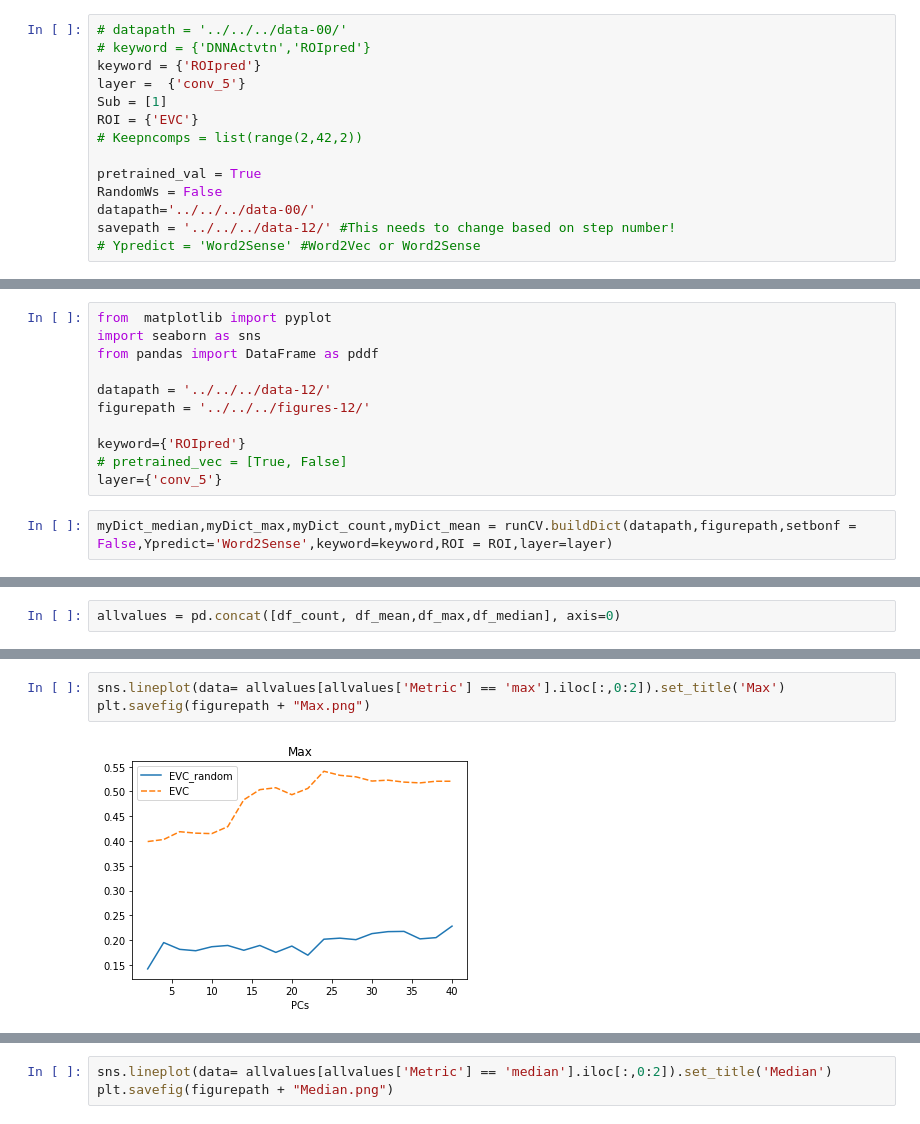
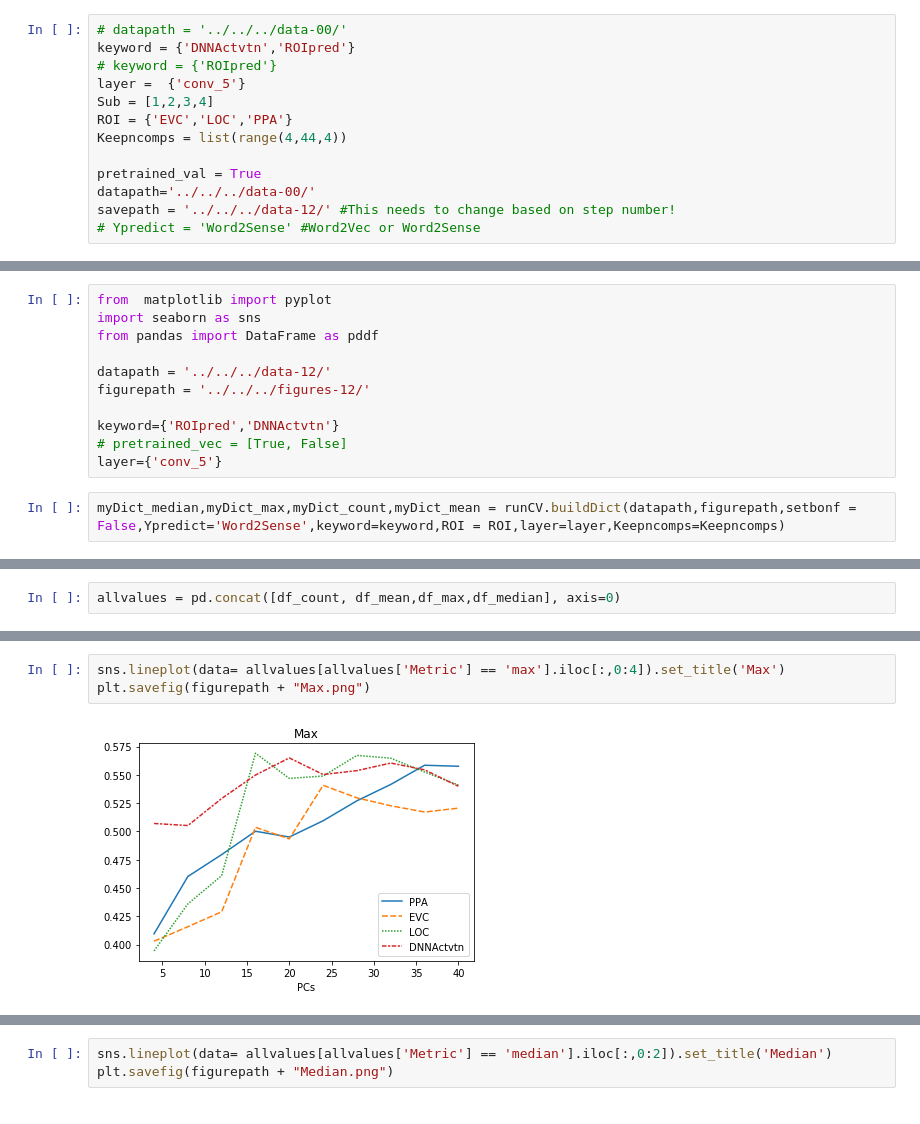
Before and after one commit to cm296/semantic, a Jupyter notebook: cm/code-01-analysis/step12_PredictWithRandomWeights.ipynb, the cells around one changed output, grey strips where cells are left out. Saved outputs shown, nothing was run; the diff lists cells and outputs as text.

```diff
--- a/cm/code-01-analysis/step12_PredictWithRandomWeights.ipynb
+++ b/cm/code-01-analysis/step12_PredictWithRandomWeights.ipynb
@@ -11,15 +11,14 @@ import runCV
 ### Determine parameters over which to do cross-validation
 # %%
 # datapath = '../../../data-00/'
-# keyword = {'DNNActvtn','ROIpred'}
-keyword = {'ROIpred'}
+keyword = {'DNNActvtn','ROIpred'}
+# keyword = {'ROIpred'}
 layer =  {'conv_5'}
-Sub = [1]
-ROI = {'EVC'}
-# Keepncomps = list(range(2,42,2))
+Sub = [1,2,3,4]
+ROI = {'EVC','LOC','PPA'}
+Keepncomps = list(range(4,44,4))
 
 pretrained_val = True
-RandomWs = False
 datapath='../../../data-00/'
 savepath = '../../../data-12/' #This needs to change based on step number!
 # Ypredict = 'Word2Sense' #Word2Vec or Word2Sense
@@ -36,8 +51,8 @@ from pandas import DataFrame as pddf
 datapath = '../../../data-12/'
 figurepath = '../../../figures-12/'
 
-keyword={'ROIpred'}
+keyword={'ROIpred','DNNActvtn'}
 # pretrained_vec = [True, False]
 layer={'conv_5'}
 # %%
-myDict_median,myDict_max,myDict_count,myDict_mean = runCV.buildDict(datapath,figurepath,setbonf = False,Ypredict='Word2Sense',keyword=keyword,ROI = ROI,layer=layer)
+myDict_median,myDict_max,myDict_count,myDict_mean = runCV.buildDict(datapath,figurepath,setbonf = False,Ypredict='Word2Sense',keyword=keyword,ROI = ROI,layer=layer,Keepncomps=Keepncomps)
@@ -74,6 +109,6 @@ plt.savefig(figurepath + "Mean.png")
 # %%
-sns.lineplot(data= allvalues[allvalues['Metric'] == 'max'].iloc[:,0:2]).set_title('Max')
+sns.lineplot(data= allvalues[allvalues['Metric'] == 'max'].iloc[:,0:4]).set_title('Max')
 plt.savefig(figurepath + "Max.png")
 # %% [output]
-[figure, old version]
+[figure, new version]
 # %%
```
Also changed, not shown: parts of 8 cells of this notebook, 11 other files.
